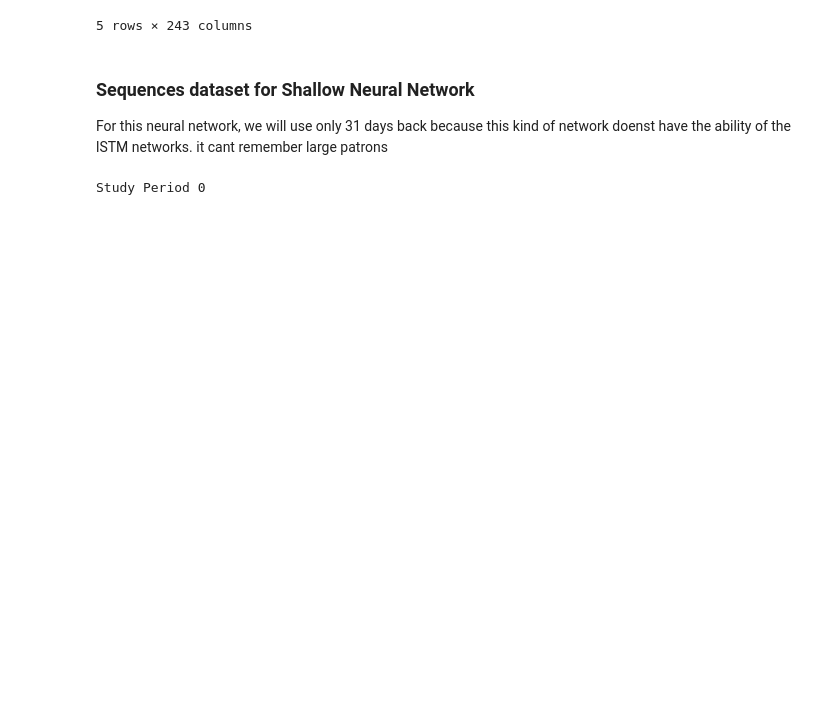
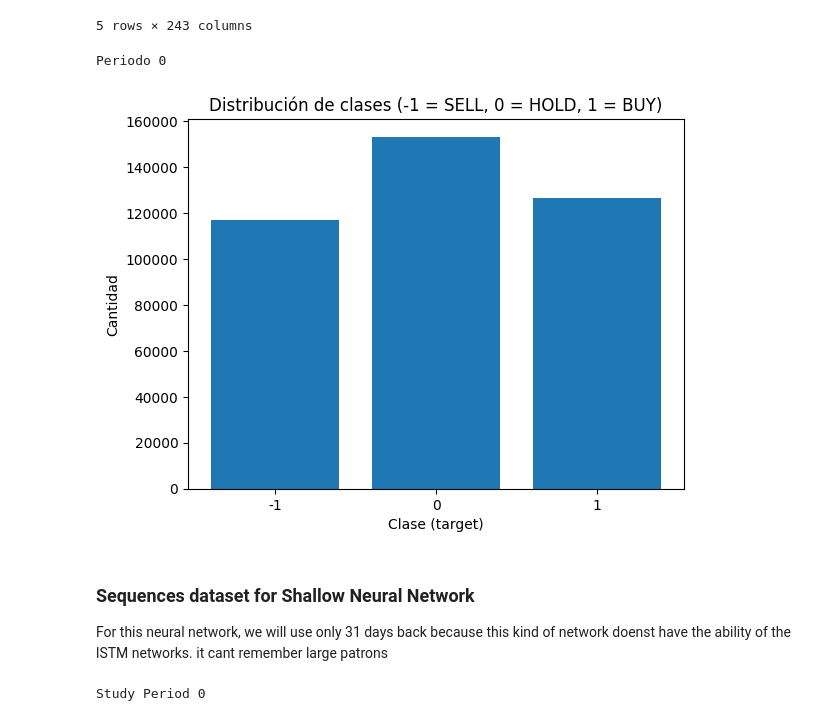
Before and after one commit to SergioACV/NeuralNetworks-Group1, a Jupyter notebook: notebooks/sequences_dataset.ipynb, the cells around one changed output. Saved outputs shown, nothing was run; the diff lists cells and outputs as text; code cells hidden in the pictures; blank space fills up the shorter version.

Commit message:
add new metrics and change target

```diff
--- a/notebooks/sequences_dataset.ipynb
+++ b/notebooks/sequences_dataset.ipynb
@@ -482,7 +482,7 @@ for sp in study_periods_data:
 # %%
 def sequences_to_dataframe(sp):
     sequences = sp.get("sequences_dataset", [])
-    dates = sp.get("dates_dataset", []) # Novedad: extraemos las fechas
+    dates = sp.get("dates_dataset", [])
     tickers = sp.get("tickers", [])
 
     rows = []
@@ -498,17 +498,12 @@ def sequences_to_dataframe(sp):
 
             row = dict(zip(col_names, seq_flat))
             row["ticker"] = ticker
-            row["date"] = date # Novedad: inyectamos la fecha exacta a la fila
+            row["date"] = date
 
             rows.append(row)
 
     df_sequences = pd.DataFrame(rows)
     return df_sequences
-
-# Ejecutamos el bucle actualizado
-for sp in study_periods_data:
-    df_sequences = sequences_to_dataframe(sp)
-    sp["df_sequences"] = df_sequences
 # %%
 for sp in study_periods_data:
     df_sequences = sequences_to_dataframe(sp)
@@ -575,5 +639,6 @@ Target calculado para Periodo 0
-# %%
-for sp in study_periods_data:
-    df_sequences = sp.get("df_sequences")
-    df_sequences_with_target = add_target_with_pandas(df_sequences)
-    sp["df_sequences"] = df_sequences_with_target
+# %%
+for sp in study_periods_data:
+    df_seq = sp.get("df_sequences")
+    df_with_target = add_target_lookahead_5d_maxmin(df_seq)
+    sp["df_sequences"] = df_with_target
+    print(f"Target calculado para Periodo {sp['period_id']}")
@@ -591,10 +658,30 @@ Study Period 0
 | 3 | -0.003799 | -0.052266 | 0.017988 | -0.017903 | -0.014441 | 0.004083 | -0.012201 | -0.007750 | 0.018550 | -0.005991 | ... | ... |
 | 4 | -0.052266 | 0.017988 | -0.017903 | -0.014441 | 0.004083 | -0.012201 | -0.007750 | 0.018550 | -0.005991 | 0.010848 | ... | ... |
 5 rows × 243 columns
-# %%
-for sp in study_periods_data:
-    df_sequences = sp.get("df_sequences")
-    df_sequences.to_csv(f"../data/processed/lstm_240_sequences_dataset_study_period_{sp['period_id']}.csv", index=False)
+# %%
+# Conteo de clases
+def plot_targets(df):
+    counts = df["target"].value_counts().sort_index()
+
+    # Plot
+    plt.figure()
+    plt.bar(counts.index.astype(str), counts.values)
+
+    plt.xlabel("Clase (target)")
+    plt.ylabel("Cantidad")
+    plt.title("Distribución de clases (-1 = SELL, 0 = HOLD, 1 = BUY)")
+
+    plt.show()
+    plt.close()
+
+for i, sp in enumerate(study_periods_data):
+    df_seq = sp.get("df_sequences")
+
+    print(f"Periodo {i}")  # 👈 ayuda a separar visualmente
+    plot_targets(df_seq)
+# %% [output]
+Periodo 0
+[figure, added]
 # %% [markdown]
 ### Sequences dataset for Shallow Neural Network
 
```
Also changed, not shown: parts of 11 cells of this notebook.
